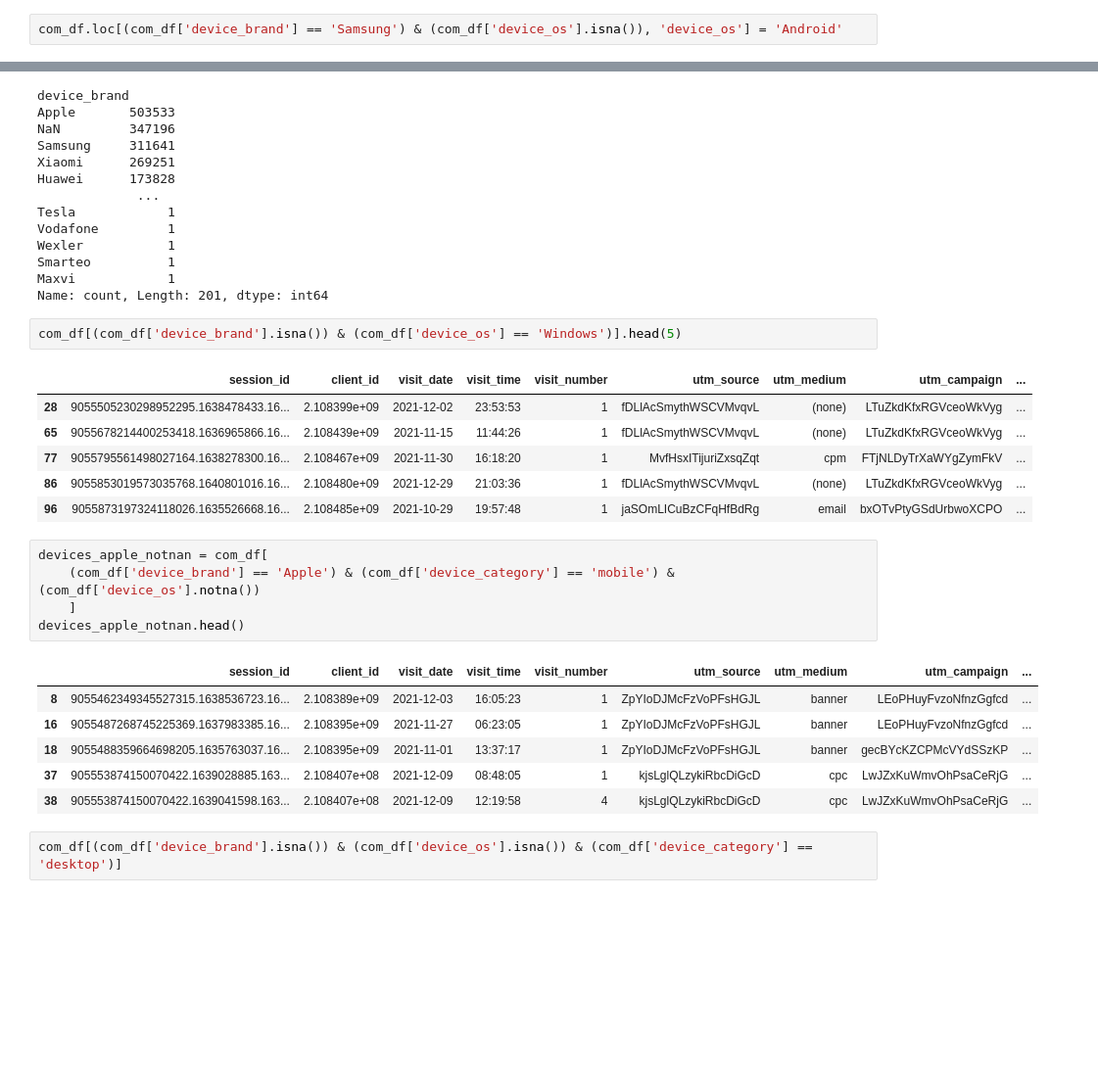
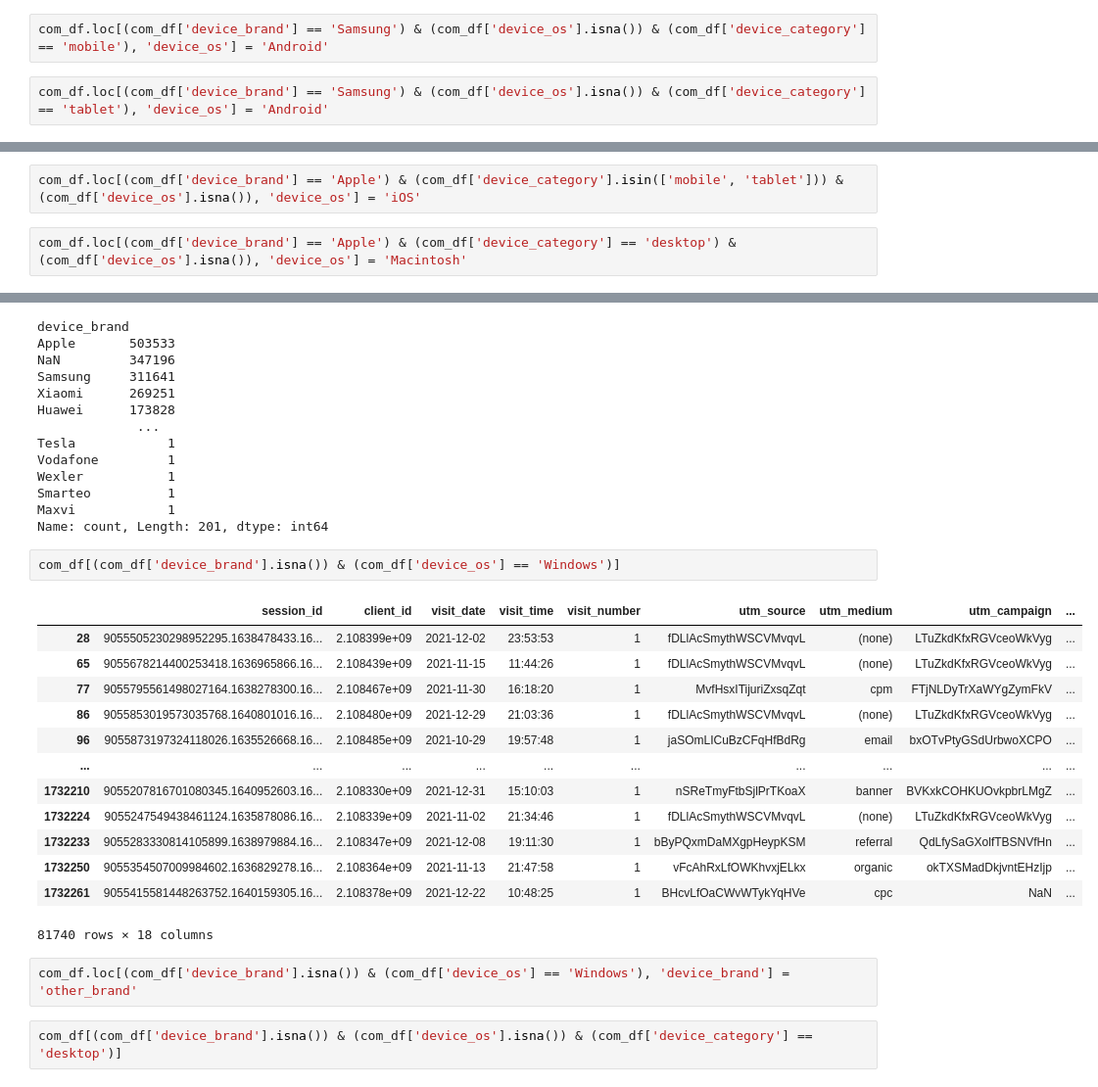
Before and after one commit to IgorKolotushkin/ds_diploma, a Jupyter notebook: data_preparation.ipynb, the cells around one changed output, grey strips where cells are left out. Shown: that part at 98% size. Saved outputs shown, nothing was run; the diff lists cells and outputs as text; blank space fills up the shorter version.

```diff
--- a/data_preparation.ipynb
+++ b/data_preparation.ipynb
@@ -285,5 +299,7 @@ samsung_na.head()
 # %%
-com_df.loc[(com_df['device_brand'] == 'Samsung') & (com_df['device_os'].isna()), 'device_os'] = 'Android'
+com_df.loc[(com_df['device_brand'] == 'Samsung') & (com_df['device_os'].isna()) & (com_df['device_category'] == 'mobile'), 'device_os'] = 'Android'
+# %%
+com_df.loc[(com_df['device_brand'] == 'Samsung') & (com_df['device_os'].isna()) & (com_df['device_category'] == 'tablet'), 'device_os'] = 'Android'
 # %%
 com_df[(com_df['device_brand'].notna()) & (com_df['device_os'].isna())]
 # %% [output]
@@ -303,3 +319,7 @@ com_df[(com_df['device_brand'].notna()) & (com_df['device_os'].isna())]
+# %%
+com_df.loc[(com_df['device_brand'] == 'Apple') & (com_df['device_category'].isin(['mobile', 'tablet'])) & (com_df['device_os'].isna()), 'device_os'] = 'iOS'
+# %%
+com_df.loc[(com_df['device_brand'] == 'Apple') & (com_df['device_category'] == 'desktop') & (com_df['device_os'].isna()), 'device_os'] = 'Macintosh'
 # %%
 com_df['device_os'].value_counts(dropna=False)
 # %% [output]
@@ -336,26 +356,23 @@ Smarteo          1
 Maxvi            1
 Name: count, Length: 201, dtype: int64
 # %%
-com_df[(com_df['device_brand'].isna()) & (com_df['device_os'] == 'Windows')].head(5)
+com_df[(com_df['device_brand'].isna()) & (com_df['device_os'] == 'Windows')]
 # %% [output]
 |  | session_id | client_id | visit_date | visit_time | visit_number | utm_source | utm_medium | utm_campaign | ... |
 | 28 | 9055505230298952295.1638478433.16... | 2.108399e+09 | 2021-12-02 | 23:53:53 | 1 | fDLlAcSmythWSCVMvqvL | (none) | LTuZkdKfxRGVceoWkVyg | ... |
 | 65 | 9055678214400253418.1636965866.16... | 2.108439e+09 | 2021-11-15 | 11:44:26 | 1 | fDLlAcSmythWSCVMvqvL | (none) | LTuZkdKfxRGVceoWkVyg | ... |
 | 77 | 9055795561498027164.1638278300.16... | 2.108467e+09 | 2021-11-30 | 16:18:20 | 1 | MvfHsxITijuriZxsqZqt | cpm | FTjNLDyTrXaWYgZymFkV | ... |
 | 86 | 9055853019573035768.1640801016.16... | 2.108480e+09 | 2021-12-29 | 21:03:36 | 1 | fDLlAcSmythWSCVMvqvL | (none) | LTuZkdKfxRGVceoWkVyg | ... |
 | 96 | 9055873197324118026.1635526668.16... | 2.108485e+09 | 2021-10-29 | 19:57:48 | 1 | jaSOmLICuBzCFqHfBdRg | email | bxOTvPtyGSdUrbwoXCPO | ... |
+| ... | ... | ... | ... | ... | ... | ... | ... | ... | ... |
+| 1732210 | 9055207816701080345.1640952603.16... | 2.108330e+09 | 2021-12-31 | 15:10:03 | 1 | nSReTmyFtbSjlPrTKoaX | banner | BVKxkCOHKUOvkpbrLMgZ | ... |
+| 1732224 | 9055247549438461124.1635878086.16... | 2.108339e+09 | 2021-11-02 | 21:34:46 | 1 | fDLlAcSmythWSCVMvqvL | (none) | LTuZkdKfxRGVceoWkVyg | ... |
+| 1732233 | 9055283330814105899.1638979884.16... | 2.108347e+09 | 2021-12-08 | 19:11:30 | 1 | bByPQxmDaMXgpHeypKSM | referral | QdLfySaGXolfTBSNVfHn | ... |
+| 1732250 | 9055354507009984602.1636829278.16... | 2.108364e+09 | 2021-11-13 | 21:47:58 | 1 | vFcAhRxLfOWKhvxjELkx | organic | okTXSMadDkjvntEHzIjp | ... |
+| 1732261 | 9055415581448263752.1640159305.16... | 2.108378e+09 | 2021-12-22 | 10:48:25 | 1 | BHcvLfOaCWvWTykYqHVe | cpc | NaN | ... |
+81740 rows × 18 columns
-# %%
-devices_apple_notnan = com_df[
-    (com_df['device_brand'] == 'Apple') & (com_df['device_category'] == 'mobile') & (com_df['device_os'].notna())
-    ]
-devices_apple_notnan.head()
-# %% [output]
-|  | session_id | client_id | visit_date | visit_time | visit_number | utm_source | utm_medium | utm_campaign | ... |
-| 8 | 9055462349345527315.1638536723.16... | 2.108389e+09 | 2021-12-03 | 16:05:23 | 1 | ZpYIoDJMcFzVoPFsHGJL | banner | LEoPHuyFvzoNfnzGgfcd | ... |
-| 16 | 9055487268745225369.1637983385.16... | 2.108395e+09 | 2021-11-27 | 06:23:05 | 1 | ZpYIoDJMcFzVoPFsHGJL | banner | LEoPHuyFvzoNfnzGgfcd | ... |
-| 18 | 9055488359664698205.1635763037.16... | 2.108395e+09 | 2021-11-01 | 13:37:17 | 1 | ZpYIoDJMcFzVoPFsHGJL | banner | gecBYcKZCPMcVYdSSzKP | ... |
-| 37 | 905553874150070422.1639028885.163... | 2.108407e+08 | 2021-12-09 | 08:48:05 | 1 | kjsLglQLzykiRbcDiGcD | cpc | LwJZxKuWmvOhPsaCeRjG | ... |
-| 38 | 905553874150070422.1639041598.163... | 2.108407e+08 | 2021-12-09 | 12:19:58 | 4 | kjsLglQLzykiRbcDiGcD | cpc | LwJZxKuWmvOhPsaCeRjG | ... |
+# %%
+com_df.loc[(com_df['device_brand'].isna()) & (com_df['device_os'] == 'Windows'), 'device_brand'] = 'other_brand'
 # %%
 com_df[(com_df['device_brand'].isna()) & (com_df['device_os'].isna()) & (com_df['device_category'] == 'desktop')]
 # %% [output]
```
Also changed, not shown: parts of 42 cells of this notebook.
